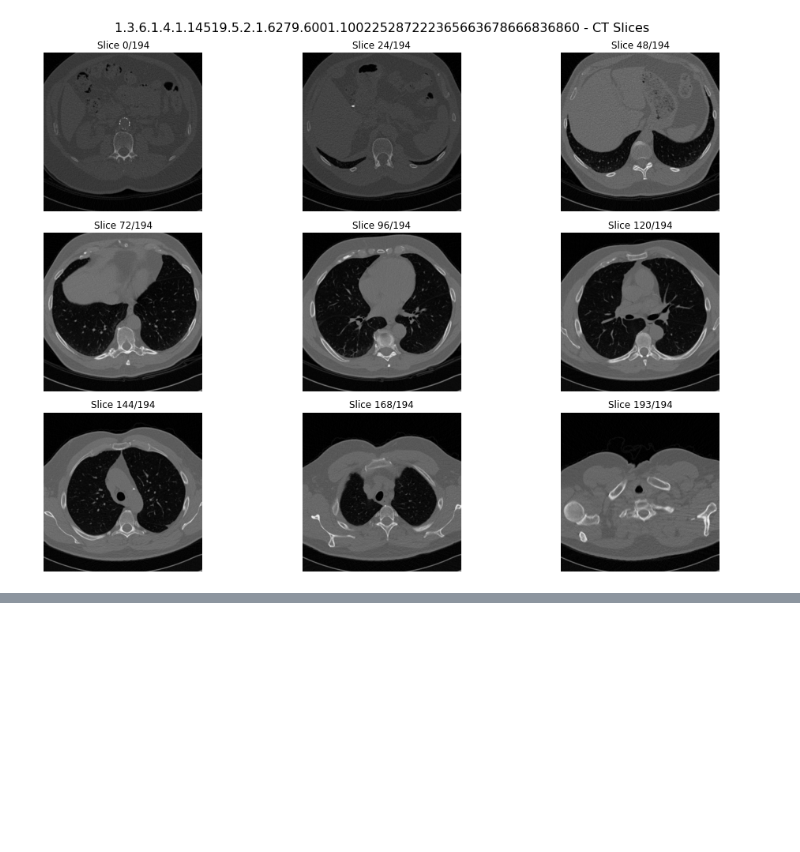
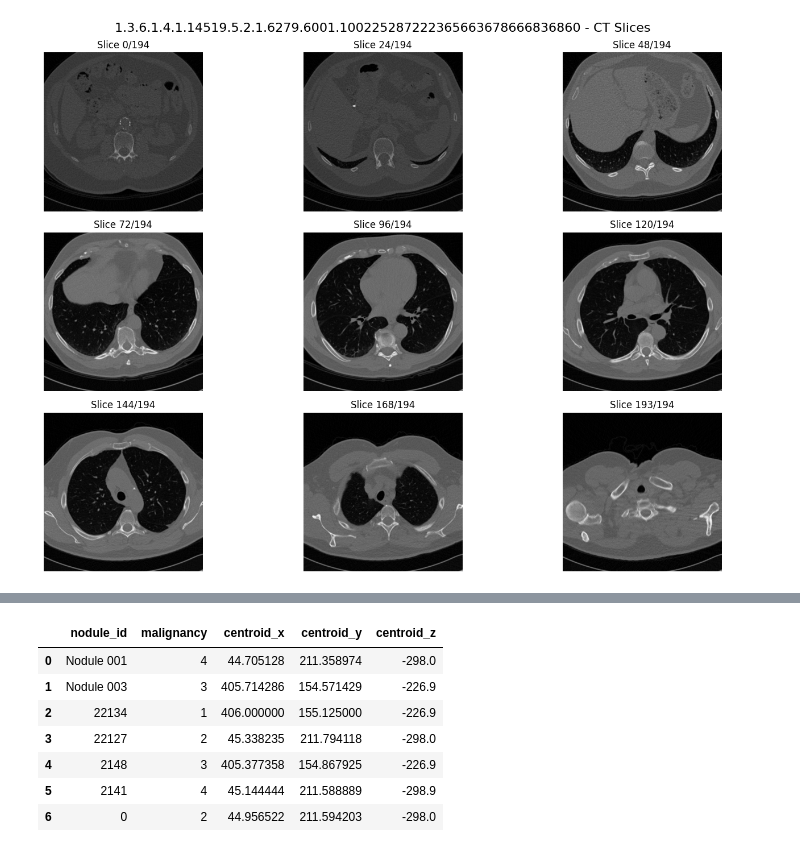
Before and after one commit to SreeThanu/lung_cancer_vljepa, a Jupyter notebook: notebooks/01_data_exploration.ipynb, the cells around one changed output, grey strips where cells are left out. Cells and saved outputs as stored; diff of their text form; code cells hidden in the pictures; blank space fills up the shorter version.

```diff
--- a/notebooks/01_data_exploration.ipynb
+++ b/notebooks/01_data_exploration.ipynb
@@ -154,0 +189,70 @@ This will generate metadata CSV with complete annotations.
+# %%
+# FIX 1.2 — Parse annotations from the correct XML_ROOT path.
+# The original call explorer.parse_xml_annotations(patient_id) returned 0 nodules
+# because it searched the DICOM directory, not the XML directory.
+
+def parse_patient_nodules(patient_id, xml_root):
+    """
+    Extract per-nodule data for a specific patient from the LIDC XML files.
+    Returns list of dicts: {nodule_id, malignancy, centroid_x, centroid_y, centroid_z}
+    """
+    xml_root = Path(xml_root)
+    nodules  = []
+    ns       = {'ns': 'http://www.nih.gov'}
+
+    for xml_file in xml_root.rglob('*.xml'):
+        try:
+            tree = ET.parse(xml_file)
+            root = tree.getroot()
+
+            # Match by SeriesInstanceUid inside the XML
+            uid_elem = root.find('.//ns:SeriesInstanceUid', ns)
+            if uid_elem is None:
+                continue
+            if patient_id not in uid_elem.text.strip():
+                continue
+
+            for session in root.findall('.//ns:readingSession', ns):
+                for nodule in session.findall('.//ns:unblindedReadNodule', ns):
+                    nid = nodule.find('ns:noduleID', ns)
+                    mal = nodule.find('.//ns:malignancy', ns)
+
+                    x_list, y_list, z_list = [], [], []
+                    for roi in nodule.findall('ns:roi', ns):
+                        z_elem = roi.find('ns:imageZposition', ns)
+                        if z_elem is not None:
+                            z_list.append(float(z_elem.text))
+                        for edge in roi.findall('ns:edgeMap', ns):
+                            xc = edge.find('ns:xCoord', ns)
+                            yc = edge.find('ns:yCoord', ns)
+                            if xc is not None: x_list.append(int(xc.text))
+                            if yc is not None: y_list.append(int(yc.text))
+
+                    if mal is None or not z_list:
+                        continue
+
+                    nodules.append({
+                        'nodule_id':   nid.text if nid is not None else 'unknown',
+                        'malignancy':  int(mal.text),
+                        'centroid_x':  float(np.mean(x_list)) if x_list else None,
+                        'centroid_y':  float(np.mean(y_list)) if y_list else None,
+                        'centroid_z':  float(np.mean(z_list)),
+                    })
+        except Exception as e:
+            continue
+
+    return nodules
+
+
+if len(patients) > 0:
+    nodules = parse_patient_nodules(patient_id, XML_ROOT)
+    print(f'Patient: {patient_id}')
+    print(f'Nodule annotations found: {len(nodules)}')
+
+    if len(nodules) > 0:
+        df = pd.DataFrame(nodules)
+        print('\nNodule summary:')
+        display(df)
+    else:
+        print('No nodules found — check XML_ROOT path or patient UID matching.')
+# %% [output]
@@ -154,0 +263,8 @@ This will generate metadata CSV with complete annotations.
+|  | nodule_id | malignancy | centroid_x | centroid_y | centroid_z |
+| 0 | Nodule 001 | 4 | 44.705128 | 211.358974 | -298.0 |
+| 1 | Nodule 003 | 3 | 405.714286 | 154.571429 | -226.9 |
+| 2 | 22134 | 1 | 406.000000 | 155.125000 | -226.9 |
+| 3 | 22127 | 2 | 45.338235 | 211.794118 | -298.0 |
+| 4 | 2148 | 3 | 405.377358 | 154.867925 | -226.9 |
+| 5 | 2141 | 4 | 45.144444 | 211.588889 | -298.9 |
+| 6 | 0 | 2 | 44.956522 | 211.594203 | -298.0 |
```
Also changed, not shown: parts of 22 cells of this notebook, 16 other files.
